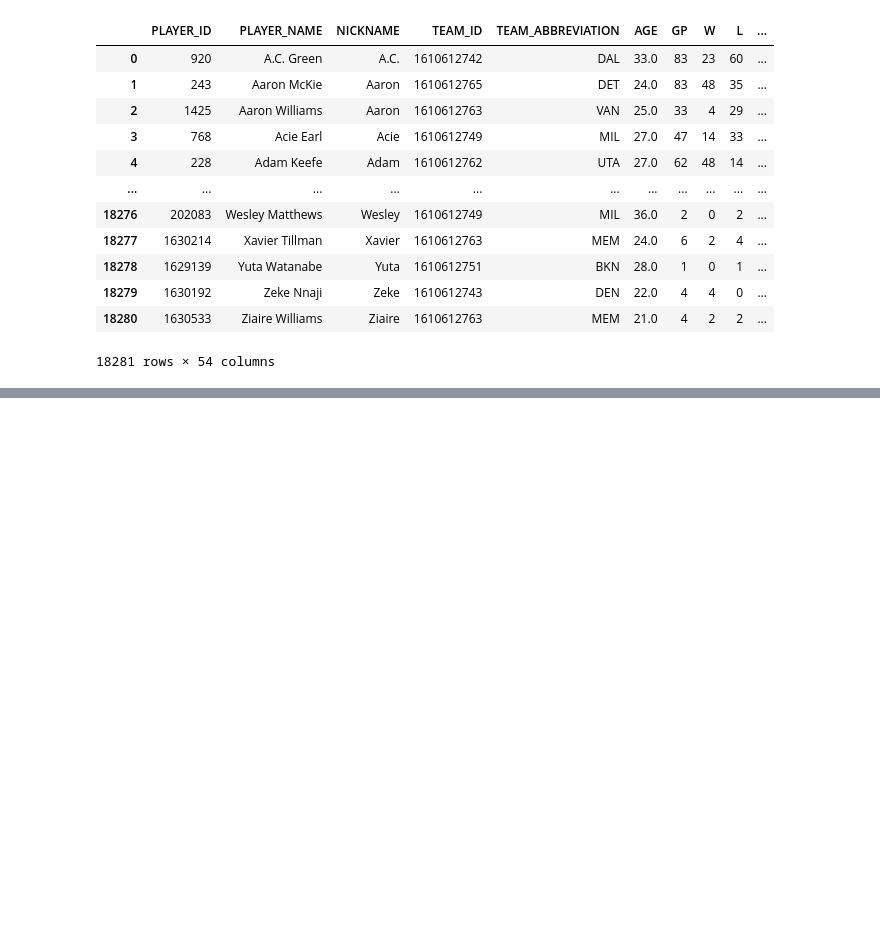
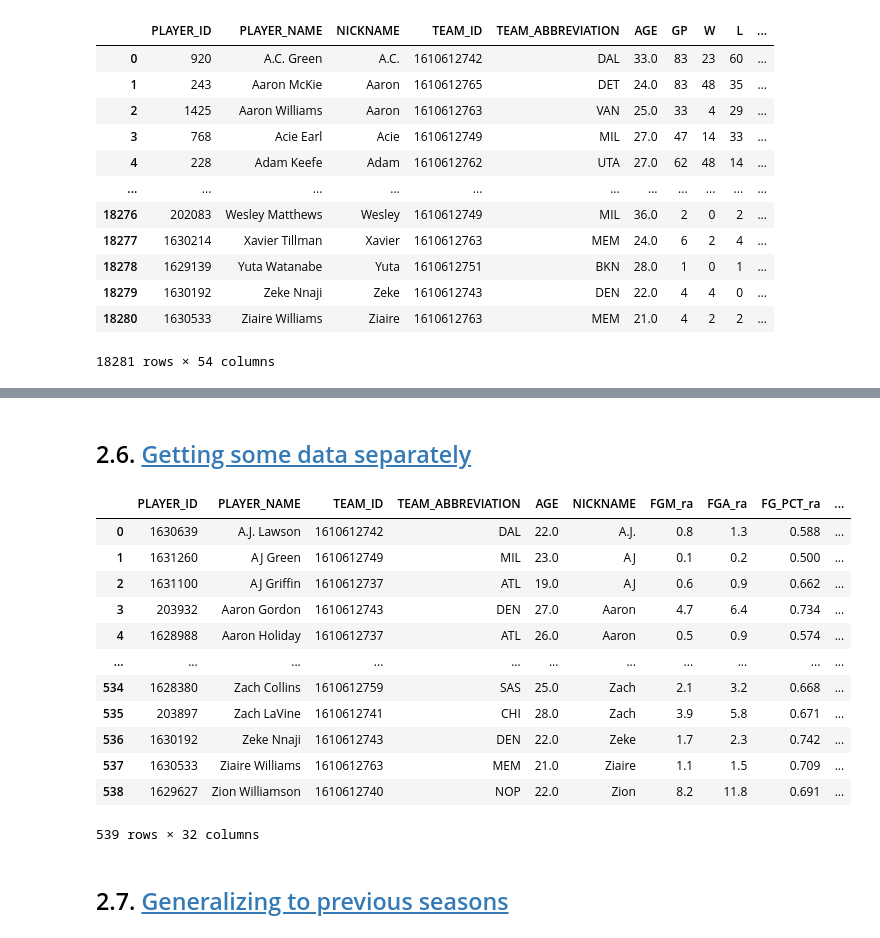
Before and after one commit to brunopiato/NBA_2022-2023, a Jupyter notebook: notebooks/NBA_web_scrapper_v2.ipynb, the cells around one changed output, grey strips where cells are left out. Saved outputs shown, nothing was run; the diff lists cells and outputs as text; code cells hidden in the pictures; blank space fills up the shorter version.

```diff
--- a/notebooks/NBA_web_scrapper_v2.ipynb
+++ b/notebooks/NBA_web_scrapper_v2.ipynb
@@ -1175,0 +2638,2 @@ df_players_scoring
+# %% [markdown]
+## 2.6. <a id='toc2_6_'></a>[Getting some data separately](#toc0_)
@@ -1175,0 +2726,44 @@ df_players_scoring
+# %%
+season_id = '2022-23'
+season_type = 'Regular%20Season'
+
+url_shooting_byzone = 'https://stats.nba.com/stats/leaguedashplayershotlocations?College=&Conference=&Country=&DateFrom=&DateTo=&DistanceRange=By%20Zone&Division=&DraftPick=&DraftYear=&GameScope=&GameSegment=&Height=&LastNGames=0&Location=&MeasureType=Base&Month=0&OpponentTeamID=0&Outcome=&PORound=0&PaceAdjust=N&PerMode=PerGame&Period=0&PlayerExperience=&PlayerPosition=&PlusMinus=N&Rank=N&Season='+season_id+'&SeasonSegment=&SeasonType='+season_type+'&ShotClockRange=&StarterBench=&TeamID=0&VsConference=&VsDivision=&Weight='
+
+response_shooting_byzone = requests.get(url=url_shooting_byzone, headers=headers).json()
+api_shooting_byzone = response_shooting_byzone['resultSets']['rowSet']
+
+shooting_byzone_cols = ["PLAYER_ID", "PLAYER_NAME", "TEAM_ID", "TEAM_ABBREVIATION", "AGE", "NICKNAME",
+                             "FGM_ra", "FGA_ra", "FG_PCT_ra",
+                             "FGM_paint", "FGA_paint", "FG_PCT_paint",
+                             "FGM_midrange", "FGA_midrange", "FG_PCT_midrange",
+                             "FGM_lc3", "FGA_lc3", "FG_PCT_lc3",
+                             "FGM_rc3", "FGA_rc3", "FG_PCT_rc3",
+                             "FGM_break", "FGA_break", "FG_PCT_break",
+                             "FGM_backcourt", "FGA_backcourt", "FG_PCT_backcourt",
+                             "FGM_corner3", "FGA_corner3", "FG_PCT_corner3"]
+
+shooting_byzone_json = pd.DataFrame(api_shooting_byzone, columns=shooting_byzone_cols)
+
+shooting_byzone_json['season_id'] = '2022-23'
+
+shooting_byzone_json['season_type'] = 'Regular%20Season'
+
+# shooting_byzone_json.to_csv('/home/bruno/repos/NBA_2022-2023/data/scraped_2022-23/df_shooting_byzone.csv', index = False)
+# %%
+shooting_byzone_json
+# %% [output]
+|  | PLAYER_ID | PLAYER_NAME | TEAM_ID | TEAM_ABBREVIATION | AGE | NICKNAME | FGM_ra | FGA_ra | FG_PCT_ra | ... |
+| 0 | 1630639 | A.J. Lawson | 1610612742 | DAL | 22.0 | A.J. | 0.8 | 1.3 | 0.588 | ... |
+| 1 | 1631260 | AJ Green | 1610612749 | MIL | 23.0 | AJ | 0.1 | 0.2 | 0.500 | ... |
+| 2 | 1631100 | AJ Griffin | 1610612737 | ATL | 19.0 | AJ | 0.6 | 0.9 | 0.662 | ... |
+| 3 | 203932 | Aaron Gordon | 1610612743 | DEN | 27.0 | Aaron | 4.7 | 6.4 | 0.734 | ... |
+| 4 | 1628988 | Aaron Holiday | 1610612737 | ATL | 26.0 | Aaron | 0.5 | 0.9 | 0.574 | ... |
+| ... | ... | ... | ... | ... | ... | ... | ... | ... | ... | ... |
+| 534 | 1628380 | Zach Collins | 1610612759 | SAS | 25.0 | Zach | 2.1 | 3.2 | 0.668 | ... |
+| 535 | 203897 | Zach LaVine | 1610612741 | CHI | 28.0 | Zach | 3.9 | 5.8 | 0.671 | ... |
+| 536 | 1630192 | Zeke Nnaji | 1610612743 | DEN | 22.0 | Zeke | 1.7 | 2.3 | 0.742 | ... |
+| 537 | 1630533 | Ziaire Williams | 1610612763 | MEM | 21.0 | Ziaire | 1.1 | 1.5 | 0.709 | ... |
+| 538 | 1629627 | Zion Williamson | 1610612740 | NOP | 22.0 | Zion | 8.2 | 11.8 | 0.691 | ... |
+539 rows × 32 columns
+# %% [markdown]
+## 2.7. <a id='toc2_7_'></a>[Generalizing to previous seasons](#toc0_)
```
Also changed, not shown: parts of 34 cells of this notebook, 4 other files.
